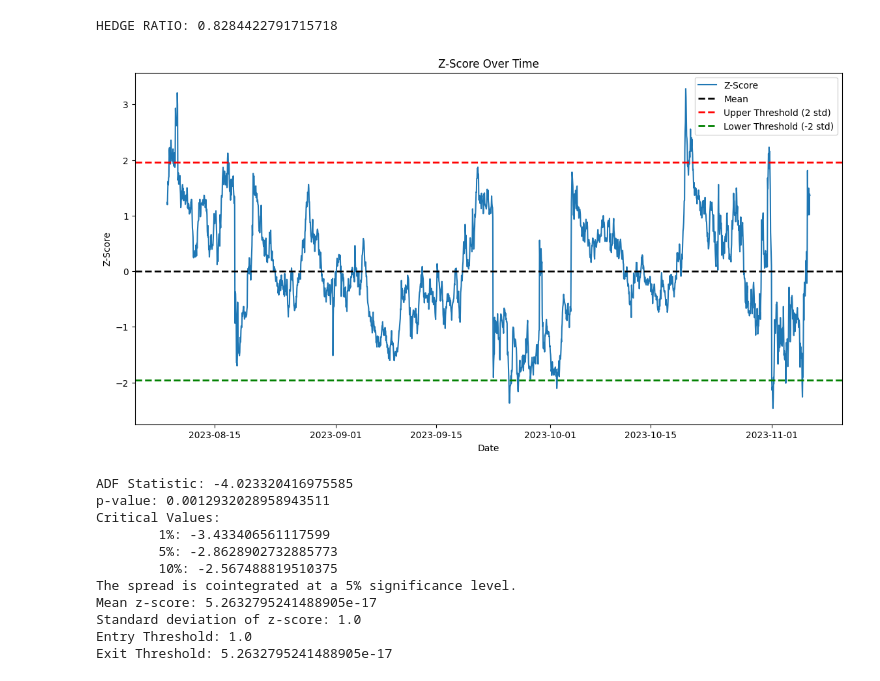
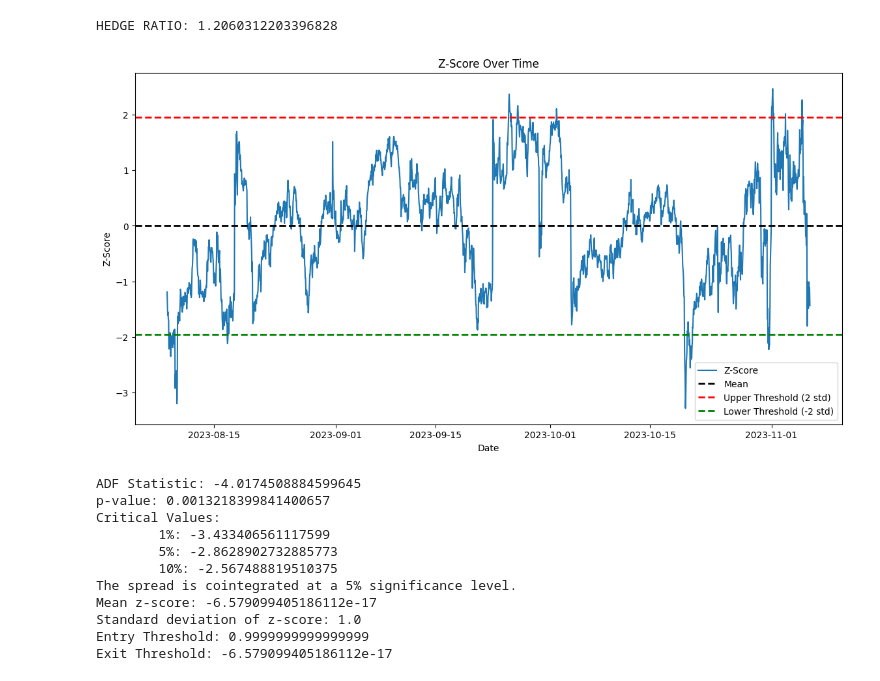
Before and after one commit to atlas-finance-io/atlas_trade, a Jupyter notebook: src/notebooks/cointegration_check.ipynb, the cells around one changed output. Cells and saved outputs as stored; diff of their text form; code cells hidden in the pictures.

```diff
--- a/src/notebooks/cointegration_check.ipynb
+++ b/src/notebooks/cointegration_check.ipynb
@@ -48,16 +48,17 @@ def fetch_prices(binance, symbol_one, symbol_two, look_back_days=90):
     return df_final
 
 
-# Function to perform cointegration test
 def check_cointegration(prices, symbol_one, symbol_two):
     # Perform regression to find hedge ratio
-    model = sm.OLS(prices[symbol_one], prices[symbol_two]).fit()
-    hedge_ratio = model.params[symbol_two]
+    # Note that symbol_one is now the independent variable and symbol_two the dependent one
+    model = sm.OLS(prices[symbol_two], prices[symbol_one]).fit()
+    hedge_ratio = model.params[symbol_one]
 
     print(f"HEDGE RATIO: {hedge_ratio}")
 
     # Calculate the spread
-    prices['spread'] = prices[symbol_one] - hedge_ratio * prices[symbol_two]
+    # The spread is now symbol_two minus the hedge ratio times symbol_one
+    prices['spread'] = prices[symbol_two] - hedge_ratio * prices[symbol_one]
 
     # Calculate the z-score of the spread
     spread_mean = prices['spread'].mean()
@@ -70,21 +71,13 @@ def check_cointegration(prices, symbol_one, symbol_two):
     # Plot the z_score
     plt.figure(figsize=(14, 7))
     plt.plot(prices.index, prices['z_score'], label='Z-Score')
-
-    # Plot horizontal lines for mean and critical thresholds (if these thresholds are defined)
     plt.axhline(0, color='black', linestyle='--', linewidth=2, label='Mean')
     plt.axhline(1.96, color='red', linestyle='--', linewidth=2, label='Upper Threshold (2 std)')
     plt.axhline(-1.96, color='green', linestyle='--', linewidth=2, label='Lower Threshold (-2 std)')
-
-    # Add some labels and title
     plt.title('Z-Score Over Time')
     plt.xlabel('Date')
     plt.ylabel('Z-Score')
-
-    # Add legend
     plt.legend(loc='best')
-
-    # Show plot
     plt.show()
 
     print(f"ADF Statistic: {adf_result[0]}")
@@ -93,53 +86,54 @@ def check_cointegration(prices, symbol_one, symbol_two):
     for key, value in adf_result[4].items():
         print(f'\t{key}: {value}')
 
-    if adf_result[1] < 0.5:
+    if adf_result[1] < 0.05:
         print("The spread is cointegrated at a 5% significance level.")
         return True
     else:
         print("The spread is not cointegrated.")
         return False
+
 
 # Set up exchange connection
 binance = ccxt.binance()
 
 # Fetch prices
 prices = fetch_prices(binance, "XRPUSDT", "THETAUSDT", look_back_days=90)
 
 # Convert timestamps to datetime format and set as index
 prices['time'] = pd.to_datetime(prices['timestamp'], unit='ms')
 prices.set_index('time', inplace=True)
 
 
 # Check if the series are cointegrated
 cointegrated = check_cointegration(prices, 'XRPUSDT', 'THETAUSDT')
 
 # If cointegrated, we can move on to determine suitable z-score thresholds
 # These would typically be determined based on historical data and the desired frequency of trading signals
 if cointegrated:
     # Analyze the historical distribution of the z-score
     mean_z_score = prices['z_score'].mean()
     std_z_score = prices['z_score'].std()
 
     # Example thresholds for entry and exit
     entry_threshold = mean_z_score + std_z_score
     exit_threshold = mean_z_score
 
     print(f"Mean z-score: {mean_z_score}")
     print(f"Standard deviation of z-score: {std_z_score}")
     print(f"Entry Threshold: {entry_threshold}")
     print(f"Exit Threshold: {exit_threshold}")
 # %% [output]
-HEDGE RATIO: 0.8284422791715718
+HEDGE RATIO: 1.2060312203396828
-[figure, old version]
+[figure, new version]
-ADF Statistic: -4.023320416975585
-p-value: 0.0012932028958943511
+ADF Statistic: -4.0174508884599645
+p-value: 0.0013218399841400657
 Critical Values:
         1%: -3.433406561117599
         5%: -2.8628902732885773
         10%: -2.567488819510375
 The spread is cointegrated at a 5% significance level.
-Mean z-score: 5.2632795241488905e-17
+Mean z-score: -6.579099405186112e-17
 Standard deviation of z-score: 1.0
-Entry Threshold: 1.0
-Exit Threshold: 5.2632795241488905e-17
+Entry Threshold: 0.9999999999999999
+Exit Threshold: -6.579099405186112e-17
```
